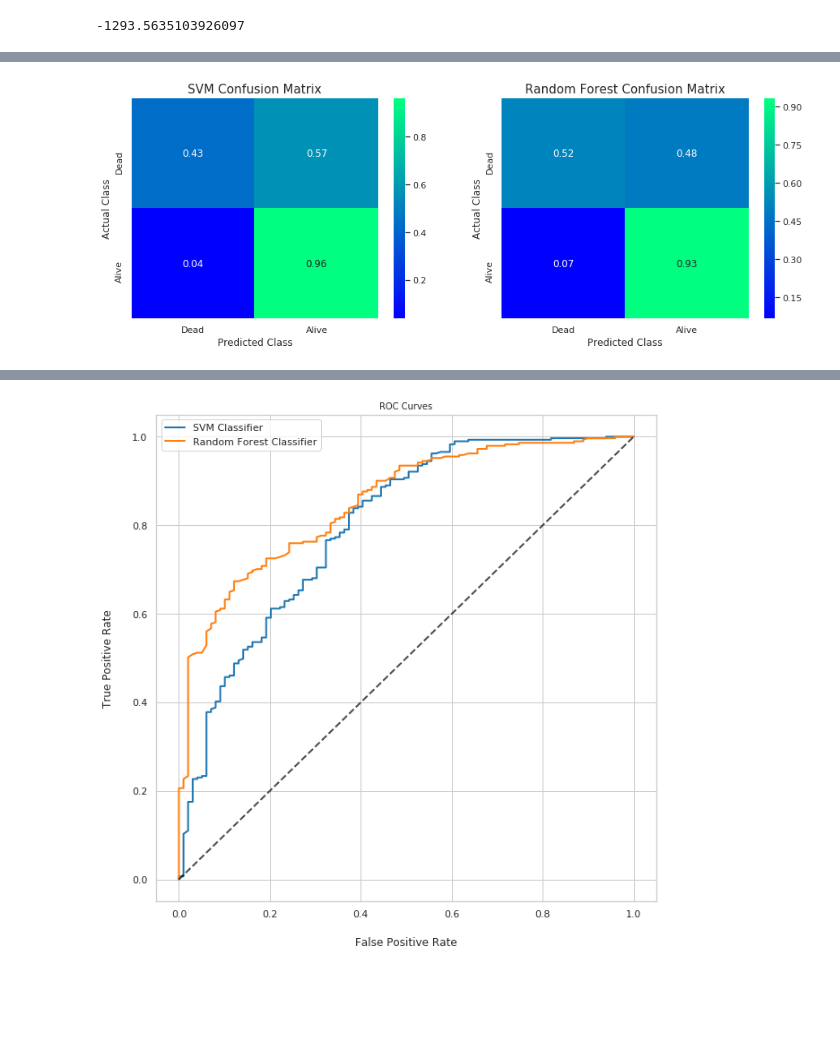
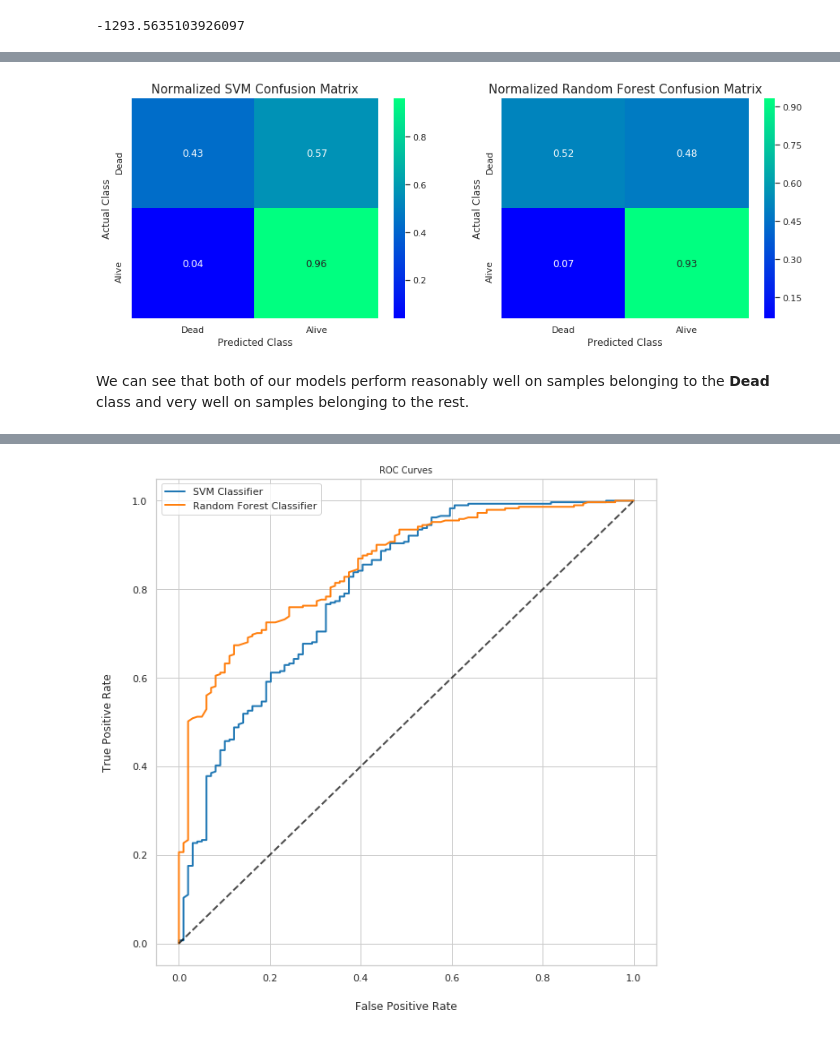
Before and after one commit to dvd42/GOT-Death-Prediction, a Jupyter notebook: got_death_predictions.ipynb, the cells around one changed output, grey strips where cells are left out. Cells and saved outputs as stored; diff of their text form; code cells hidden in the pictures; blank space fills up the shorter version.

```diff
--- a/got_death_predictions.ipynb
+++ b/got_death_predictions.ipynb
@@ -243,19 +389,21 @@ rf_preds = np.argmax(rf_prob, axis=1)
 # %%
 cm = confusion_matrix(y_test, svm_preds)
 cm = cm.astype('float') / cm.sum(axis=1)[:, np.newaxis]
 cm2 = confusion_matrix(y_test, rf_preds)
 cm2 = cm2.astype('float') / cm2.sum(axis=1)[: , np.newaxis]
 
 classes = ["Dead", "Alive"]
 f, ax = plt.subplots(1, 2, figsize=(15, 5))
-ax[0].set_title("SVM Confusion Matrix", fontsize=15.)
+ax[0].set_title("Normalized SVM Confusion Matrix", fontsize=15.)
 sns.heatmap(pd.DataFrame(cm, index=classes, columns=classes),
             cmap='winter', annot=True, fmt='.2f', ax=ax[0]).set(xlabel="Predicted Class", ylabel="Actual Class")
 
-ax[1].set_title("Random Forest Confusion Matrix", fontsize=15.)
+ax[1].set_title("Normalized Random Forest Confusion Matrix", fontsize=15.)
 sns.heatmap(pd.DataFrame(cm2, index=classes, columns=classes),
             cmap='winter', annot=True, fmt='.2f', ax=ax[1]).set(xlabel="Predicted Class",
                                                                 ylabel="Actual Class")
 plt.show()
 # %% [output]
-[figure, old version]
+[figure, new version]
+# %% [markdown]
+We can see that both of our models perform reasonably well on samples belonging to the **Dead** class and very well on samples belonging to the rest.
```
Also changed, not shown: parts of 82 cells of this notebook, 6 other files.
